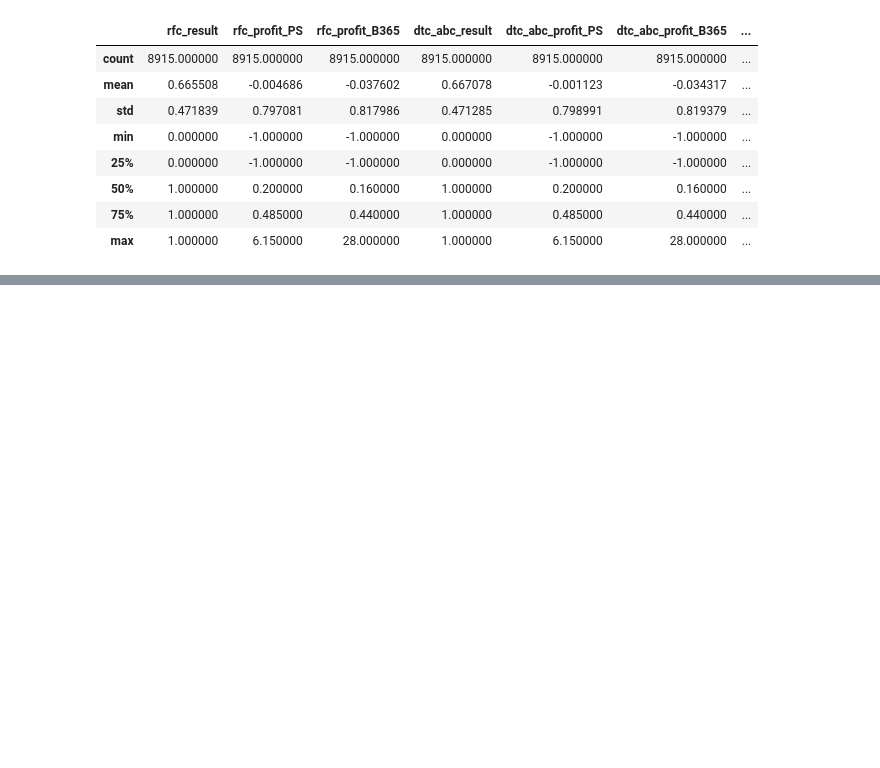
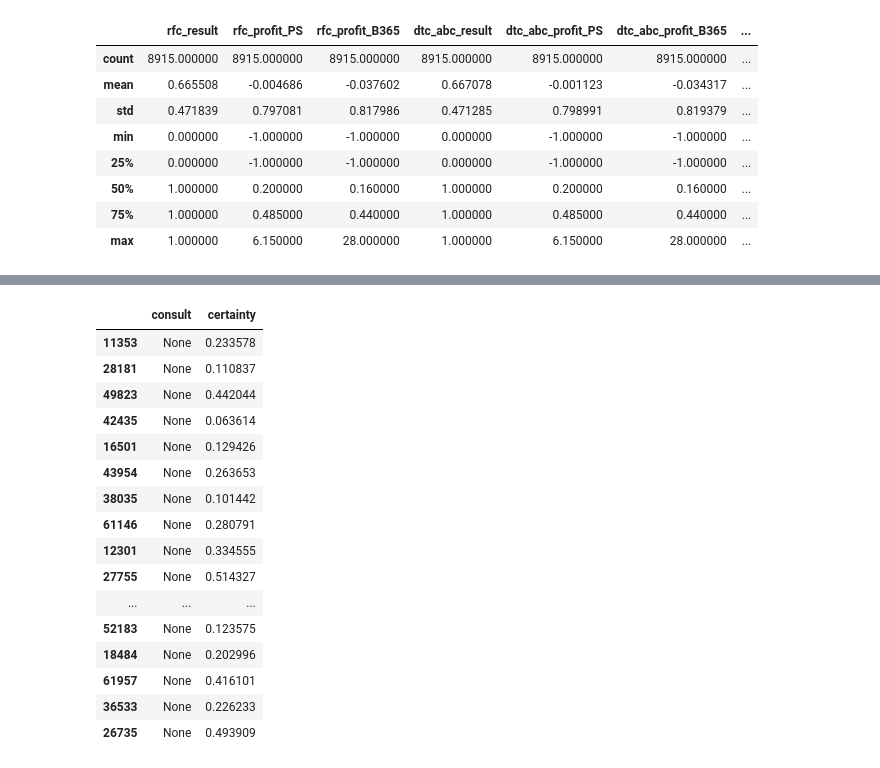
Before and after one commit to sprogl/sporting-bet-prediction, a Jupyter notebook: ATP_third_notebook.ipynb, the cells around one changed output, grey strips where cells are left out. Drawn from its saved outputs; the diff is of its cells as text; code cells hidden in the pictures; blank space fills up the shorter version.

Commit message:
The optimum result from the ML models derived.

```diff
--- a/ATP_third_notebook.ipynb
+++ b/ATP_third_notebook.ipynb
@@ -680,7 +688,7 @@ import numpy as np
 import pickle
 
 # Create and train grid model on Ada boost (on decision tree)
-grid_dtc_abc = sklearn.model_selection.GridSearchCV(estimator=sklearn.ensemble.AdaBoostClassifier(), param_grid={"estimator": [sklearn.tree.DecisionTreeClassifier(criterion="entropy", max_depth=3), sklearn.tree.DecisionTreeClassifier(criterion="gini", max_depth=3)], "learning_rate": np.power(10.0, np.arange(-1, 3)), "n_estimators": range(100, 1001, 100), "algorithm": ["SAMME"], "random_state": [26645]}, n_jobs=-1)
+grid_dtc_abc = sklearn.model_selection.GridSearchCV(estimator=sklearn.ensemble.AdaBoostClassifier(), param_grid={"estimator": [sklearn.tree.DecisionTreeClassifier(criterion="entropy", max_depth=3), sklearn.tree.DecisionTreeClassifier(criterion="gini", max_depth=3)], "learning_rate": np.power(10.0, np.arange(-3, 0, .5)), "n_estimators": range(100, 1001, 100), "algorithm": ["SAMME"], "random_state": [26645]}, n_jobs=-1)
 grid_dtc_abc.fit(X_train, y_train)
 
 # Save the model to disk
@@ -741,7 +741,7 @@ import sklearn.model_selection
 import pickle
 
 # Create and train grid model on svm
-grid_svm = sklearn.model_selection.GridSearchCV(estimator=sklearn.svm.SVC(), param_grid={"kernel" : ["rbf", "linear", "poly", "sigmoid", "precomputed"], "C" : [.1, 1.0, 10.0, 50.0], "random_state": [9274]}, n_jobs=-1)
+grid_svm = sklearn.model_selection.GridSearchCV(estimator=sklearn.svm.SVC(), param_grid={"kernel" : ["rbf", "linear", "poly", "sigmoid"], "C" : [.1, 1.0, 10.0, 50.0], "random_state": [9274]}, n_jobs=-1)
 grid_svm.fit(X_train, y_train)
 
 # Save the model to disk
@@ -749,4 +749,4 @@ with open("archive/grid_svm.pkl", "wb") as file:
     pickle.dump(grid_svm, file)
 
 grid_svm.best_params_
-# print({"C": 1.0, "kernel": "rbf"})
+# print({"C": 1.0, "kernel": "rbf", "random_state": 9274})
@@ -788,21 +781,23 @@ SVM with the given features can predict correctly with the probability of 67.15
 # %%
 import sklearn.ensemble
 
+# Load profits_test from disk
+profits_test = pd.read_csv("archive/profits_test.csv", index_col=0)
+
+accuracies = profits_test[["rfc_result", "dtc_abc_result", "svm_result"]].mean(axis=0).to_numpy()
+
 # Create and fit the voting model
-model_vc = sklearn.ensemble.VotingClassifier(estimators=[("rfc", model_rfc), ("dtc_abc", model_dtc_abc), ("svc", model_svm)], voting="soft", n_jobs=-1)
+model_vc = sklearn.ensemble.VotingClassifier(estimators=[("rfc", model_rfc), ("dtc_abc", model_dtc_abc), ("svc", model_svm)], weights=accuracies, voting="soft", n_jobs=-1)
 model_vc.fit(X_train, y_train)
 
 # Save the model to disk
 with open("archive/model_vc.pkl", "wb") as file:
     pickle.dump(model_vc, file)
 
-vc_result = pd.DataFrame({"vc_result": ~np.logical_xor(model_vc.predict(X_test), y_test), "vc_proba_P1_wins": model_svm.predict_proba(X_test)[:, 1]}, index=y_test.index)
+vc_result = pd.DataFrame({"vc_result": ~np.logical_xor(model_vc.predict(X_test), y_test), "vc_proba_P1_wins": model_vc.predict_proba(X_test)[:, 1]}, index=y_test.index)
 print(f"Voting classifier with the given features can predict correctly with the probability of {round(model_vc.score(X_test, y_test)*100, 2)} %")
 
-# Load profits_test from disk
-profits_test = pd.read_csv("archive/profits_test.csv", index_col=0)
-
-profits_test[["vc_result", "vc_profit_PS", "vc_profit_B365"]] = pd.DataFrame({"vc_result": 0 + vc_result["vc_result"], "vc_profit_PS": vc_result["vc_result"].to_numpy() * df_atp_reduced.loc[y_test.index, "PSW"].to_numpy() - 1.0, "vc_profit_B365": vc_result["vc_result"].to_numpy() * df_atp_reduced.loc[y_test.index, "B365W"].to_numpy() - 1.0}, index=y_test.index)
+profits_test[["vc_result", "vc_certainty", "vc_profit_PS", "vc_profit_B365"]] = pd.DataFrame({"vc_result": 0 + vc_result["vc_result"], "vc_certainty": 2*(vc_result["vc_proba_P1_wins"] - .5).abs(), "vc_profit_PS": vc_result["vc_result"].to_numpy() * df_atp_reduced.loc[y_test.index, "PSW"].to_numpy() - 1.0, "vc_profit_B365": vc_result["vc_result"].to_numpy() * df_atp_reduced.loc[y_test.index, "B365W"].to_numpy() - 1.0}, index=y_test.index)
 
 # Save the result on disk
 profits_test.to_csv("archive/profits_test.csv")
@@ -903,0 +996,20 @@ Decision tree with Ada boost algorithm with the given features can predict corre
+# %%
+consult_test.head(20)
+# %% [output]
+|  | consult | certainty |
+| 11353 | None | 0.233578 |
+| 28181 | None | 0.110837 |
+| 49823 | None | 0.442044 |
+| 42435 | None | 0.063614 |
+| 16501 | None | 0.129426 |
+| 43954 | None | 0.263653 |
+| 38035 | None | 0.101442 |
+| 61146 | None | 0.280791 |
+| 12301 | None | 0.334555 |
+| 27755 | None | 0.514327 |
+| ... | ... | ... |
+| 52183 | None | 0.123575 |
+| 18484 | None | 0.202996 |
+| 61957 | None | 0.416101 |
+| 36533 | None | 0.226233 |
+| 26735 | None | 0.493909 |
```
Also changed, not shown: parts of 11 cells of this notebook, 8 other files.
